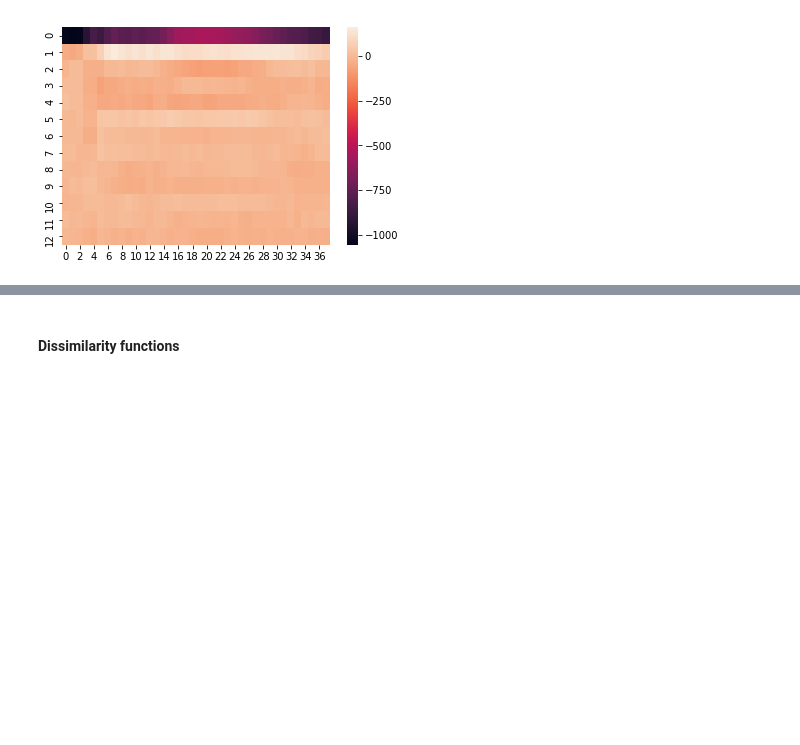
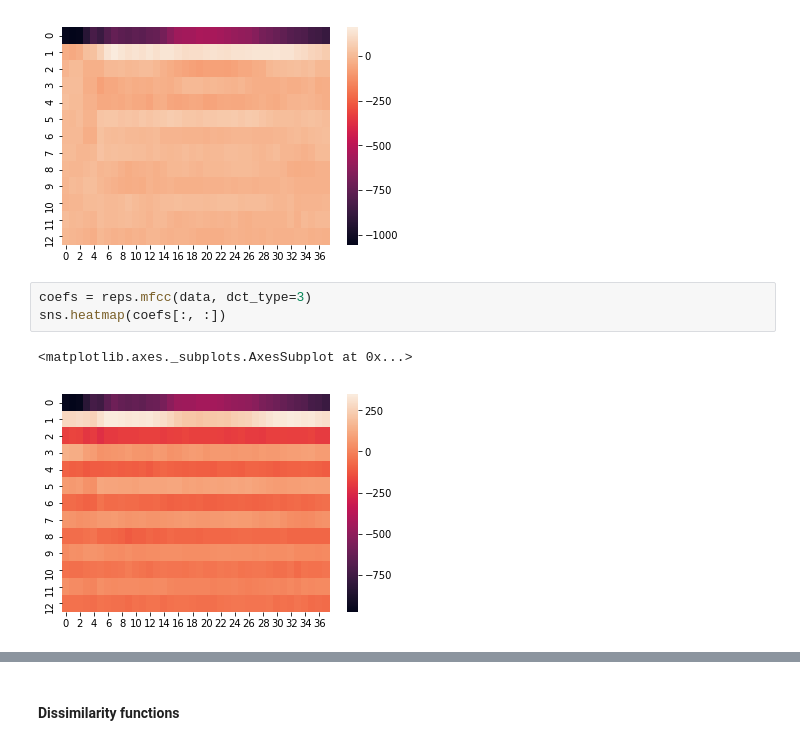
Before and after one commit to Thomas-Schatz/input_reps, a Jupyter notebook: input_reps/Better input features.ipynb, the cells around one changed output, grey strips where cells are left out. Saved outputs shown, nothing was run; the diff lists cells and outputs as text; blank space fills up the shorter version.

```diff
--- a/input_reps/Better input features.ipynb
+++ b/input_reps/Better input features.ipynb
@@ -110,3 +110,9 @@ sns.heatmap(coefs[:, :])
 # %% [output]
 <matplotlib.axes._subplots.AxesSubplot at 0x...>
 [figure]
+# %%
+coefs = reps.mfcc(data, dct_type=3)
+sns.heatmap(coefs[:, :])
+# %% [output]
+<matplotlib.axes._subplots.AxesSubplot at 0x...>
+[figure, added]
```
Also changed, not shown: parts of 9 cells of this notebook, 2 other files.
